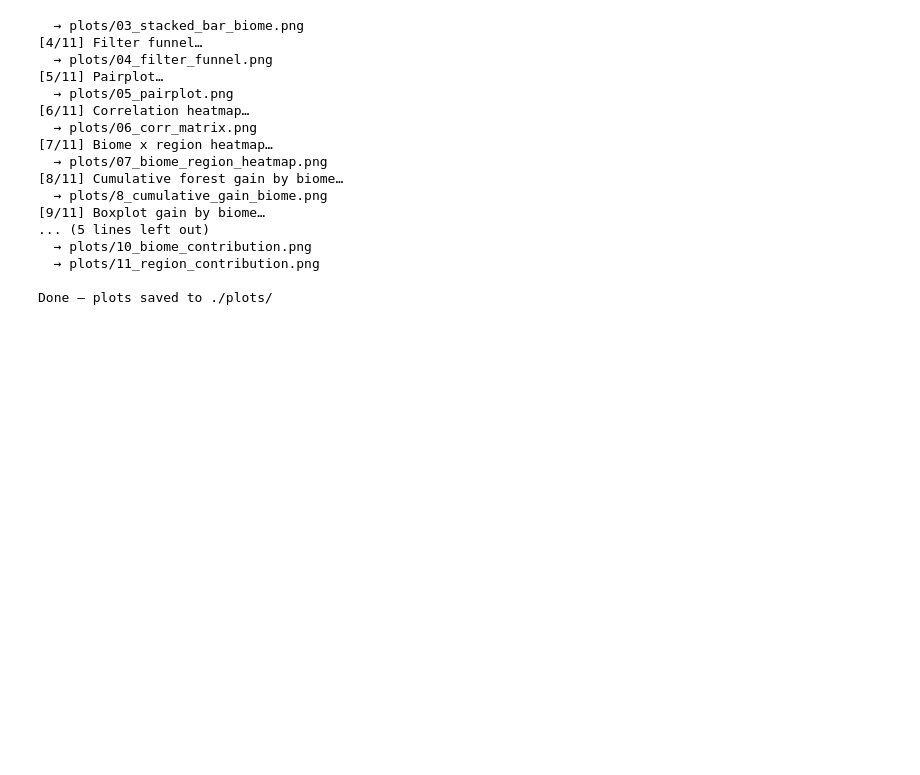
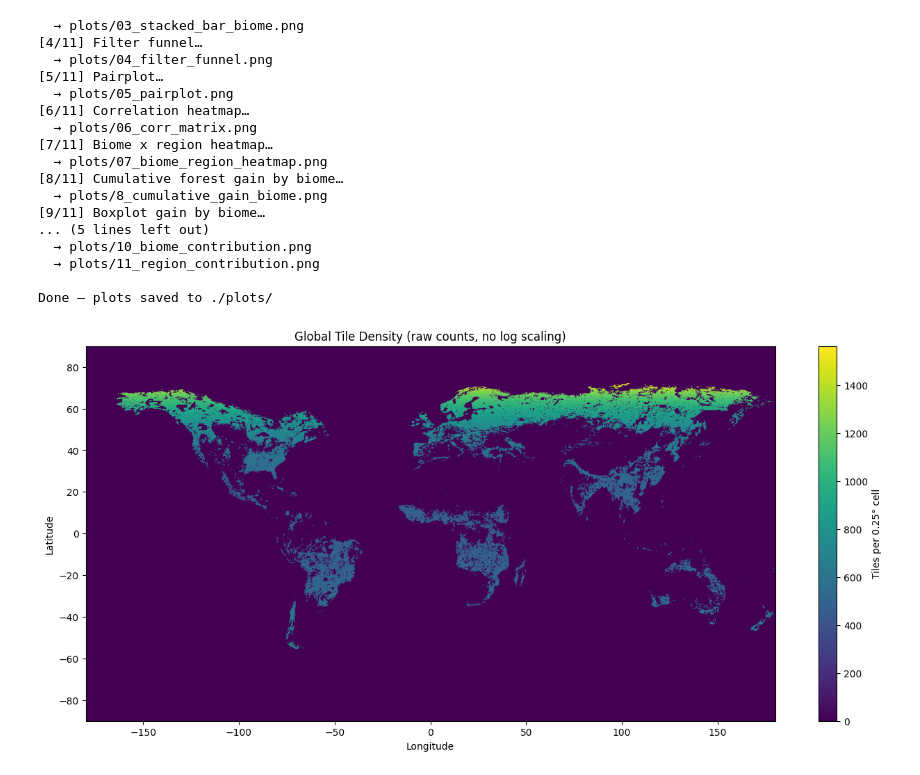
Before and after one commit to JamesBrockUoB/ForestGainFoundations, a Jupyter notebook: DataCollection/data_analysis.ipynb, the cells around one changed output. Saved outputs shown, nothing was run; the diff lists cells and outputs as text; code cells hidden in the pictures; blank space fills up the shorter version.

```diff
--- a/DataCollection/data_analysis.ipynb
+++ b/DataCollection/data_analysis.ipynb
@@ -1115,3 +1115,49 @@ Loading data…
   → plots/11_region_contribution.png
 
 Done — plots saved to ./plots/
+# %%
+import sqlite3
+import numpy as np
+import matplotlib.pyplot as plt
+
+DB_PATH = "data/tiles/tile_registry.db"
+RES = 0.25  # degrees per cell
+
+conn = sqlite3.connect(DB_PATH)
+
+query = f"""
+SELECT
+    CAST(((t.min_lon + t.max_lon) / 2 + 180) / {RES} AS INT) AS x_bin,
+    CAST(((t.min_lat + t.max_lat) / 2 + 90) / {RES} AS INT) AS y_bin,
+    COUNT(*) AS density
+FROM tiles t
+GROUP BY x_bin, y_bin
+"""
+
+rows = conn.execute(query).fetchall()
+conn.close()
+
+x_max = int(360 / RES)
+y_max = int(180 / RES)
+
+grid = np.zeros((y_max, x_max), dtype=np.int32)
+
+for x, y, d in rows:
+    if 0 <= x < x_max and 0 <= y < y_max:
+        grid[y, x] = d
+
+plt.figure(figsize=(16, 7))
+plt.imshow(
+    grid,
+    origin="lower",
+    extent=[-180, 180, -90, 90],
+    aspect="auto"
+)
+
+plt.colorbar(label="Tiles per 0.25° cell")
+plt.title("Global Tile Density (raw counts, no log scaling)")
+plt.xlabel("Longitude")
+plt.ylabel("Latitude")
+plt.show()
+# %% [output]
+[figure, added]
```
Also changed, not shown: parts of 2 cells of this notebook, 12 other files.
